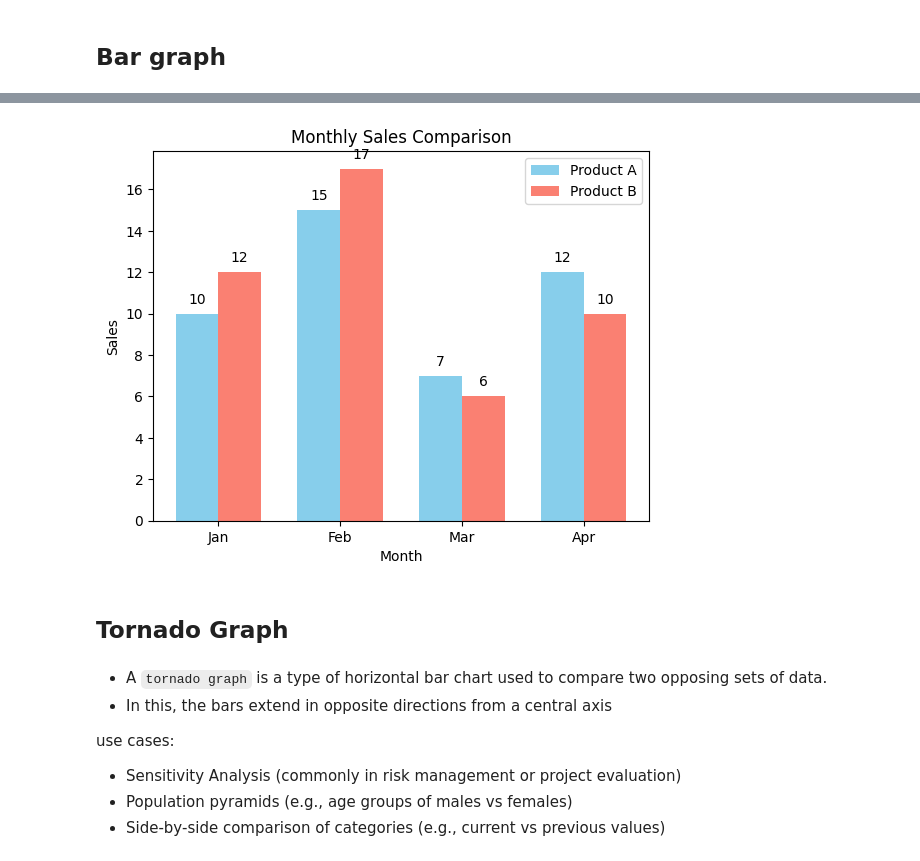
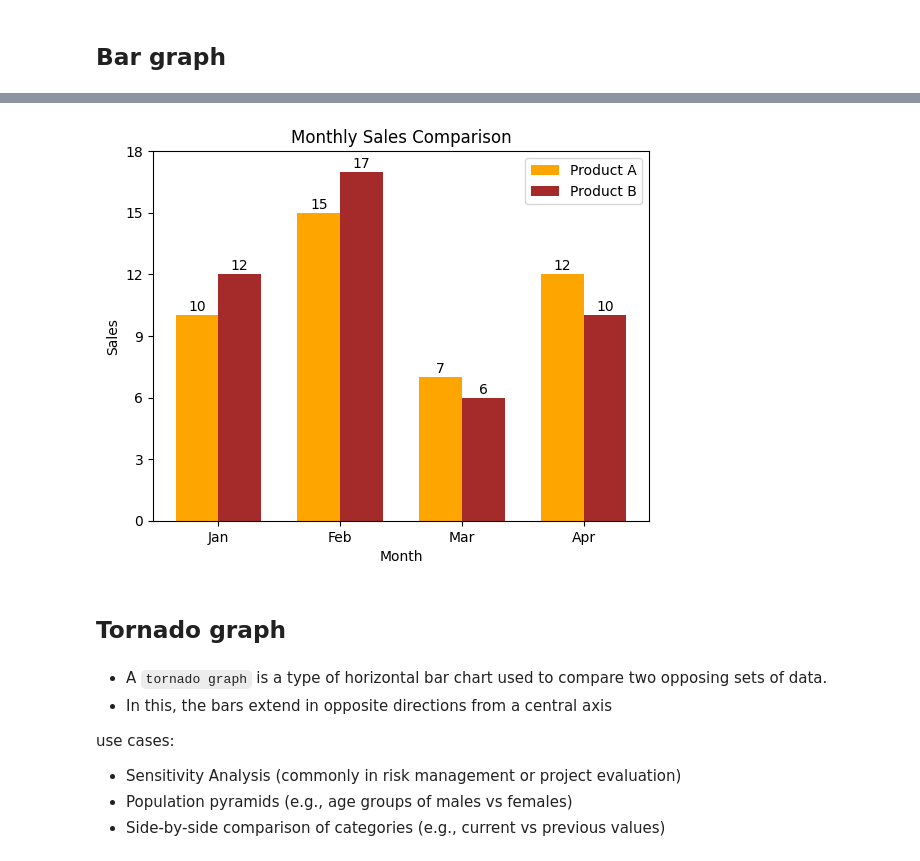
Before and after one commit to Ebad1001/Python_Notes, a Jupyter notebook: Matplotlib/01_Basics.ipynb, the cells around one changed output, grey strips where cells are left out. Saved outputs shown, nothing was run; the diff lists cells and outputs as text; code cells hidden in the pictures.

```diff
--- a/Matplotlib/01_Basics.ipynb
+++ b/Matplotlib/01_Basics.ipynb
@@ -134,11 +203,16 @@ plt.show()
 # %%
 fruits = ['Apples', 'Bananas', 'Cherries', 'Dates']
 sales = [100, 150, 90, 120]
-plt.bar(fruits, sales, width=0.2, color='purple', edgecolor='black', linewidth=2.5, label='sales')
+colors = ['red', 'yellow', 'orange', 'brown']
+labels = ['A', 'B', 'C', 'D']
 
+plt.bar(fruits, sales, width=0.6, color=colors, edgecolor='black', linewidth=1.5, label=labels)
+for i, v in enumerate(sales):
+    plt.text(i, v + 1, str(v), ha='center')
 plt.title('Fruit Sales')
 plt.xlabel('Fruit')
 plt.ylabel('Quantity Sold')
+plt.yticks(np.arange(max(sales) + 20, step=20))
 plt.legend()
 plt.show()
 # %% [output]
@@ -155,29 +230,31 @@ use cases:
 # %%
 labels = ['Jan', 'Feb', 'Mar', 'Apr']
 product_A = [10, 15, 7, 12]
 product_B = [12, 17, 6, 10]
 
 x = np.arange(len(labels))  # [0, 1, 2, 3]
 width = 0.35  # Width of each bar
 
-plt.bar(x - width/2, product_A, width, label='Product A', color='skyblue')
-plt.bar(x + width/2, product_B, width, label='Product B', color='salmon')
+plt.bar(x - width/2, product_A, width, label='Product A', color='orange')
+plt.bar(x + width/2, product_B, width, label='Product B', color='brown')
 
 for i in range(len(x)):
-    plt.text(x[i] - width/2, product_A[i] + 0.5, str(product_A[i]), ha='center')
-    plt.text(x[i] + width/2, product_B[i] + 0.5, str(product_B[i]), ha='center')
+    plt.text(x[i] - width/2, product_A[i] + 0.2, str(product_A[i]), ha='center')
+    plt.text(x[i] + width/2, product_B[i] + 0.2, str(product_B[i]), ha='center')
 
 plt.xlabel('Month')
 plt.ylabel('Sales')
 plt.title('Monthly Sales Comparison')
 plt.xticks(x, labels)
+plt.title('Monthly Sales Comparison')
+plt.yticks(np.arange(max(product_A + product_B) + 3, step=3))
 plt.legend()
 
 plt.show()
 # %% [output]
-[figure, old version]
+[figure, new version]
 # %% [markdown]
-## Tornado Graph
+## Tornado graph
 # %% [markdown]
 - A `tornado graph` is a type of horizontal bar chart used to compare two opposing sets of data.
 - In this, the bars extend in opposite directions from a central axis
```
Also changed, not shown: parts of 64 cells of this notebook.
